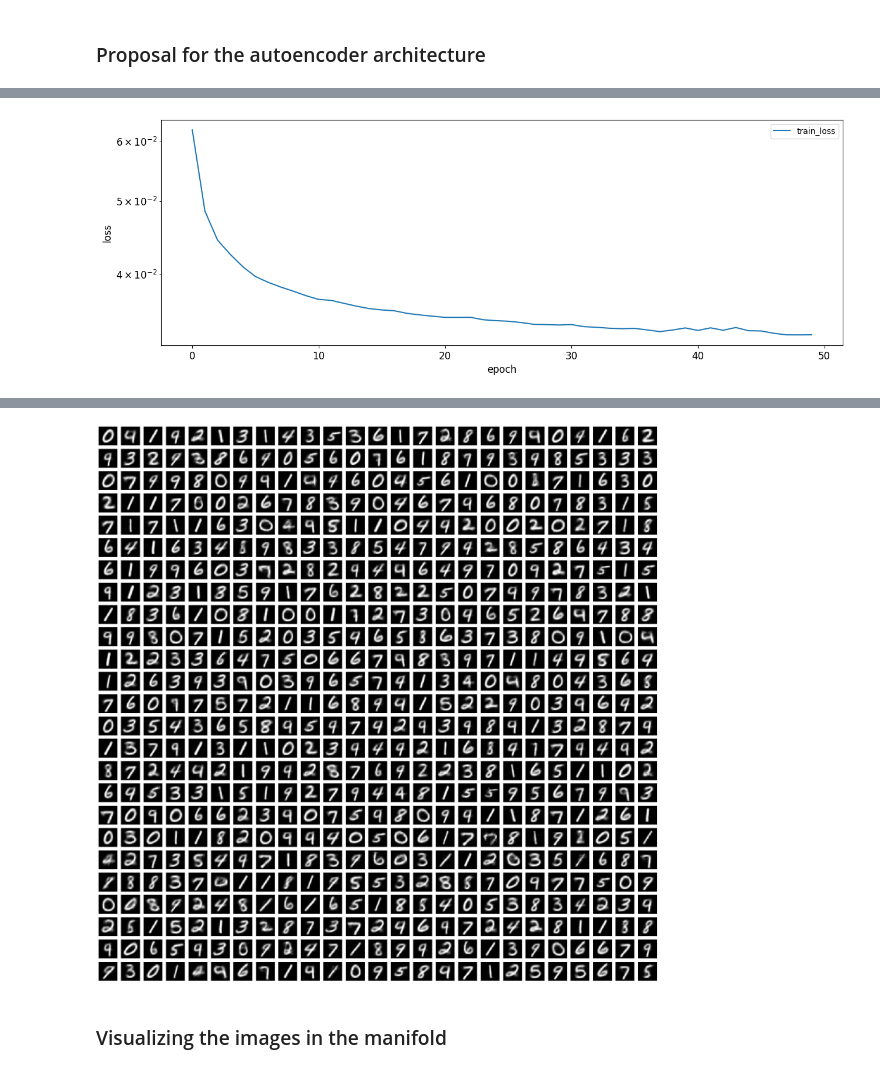
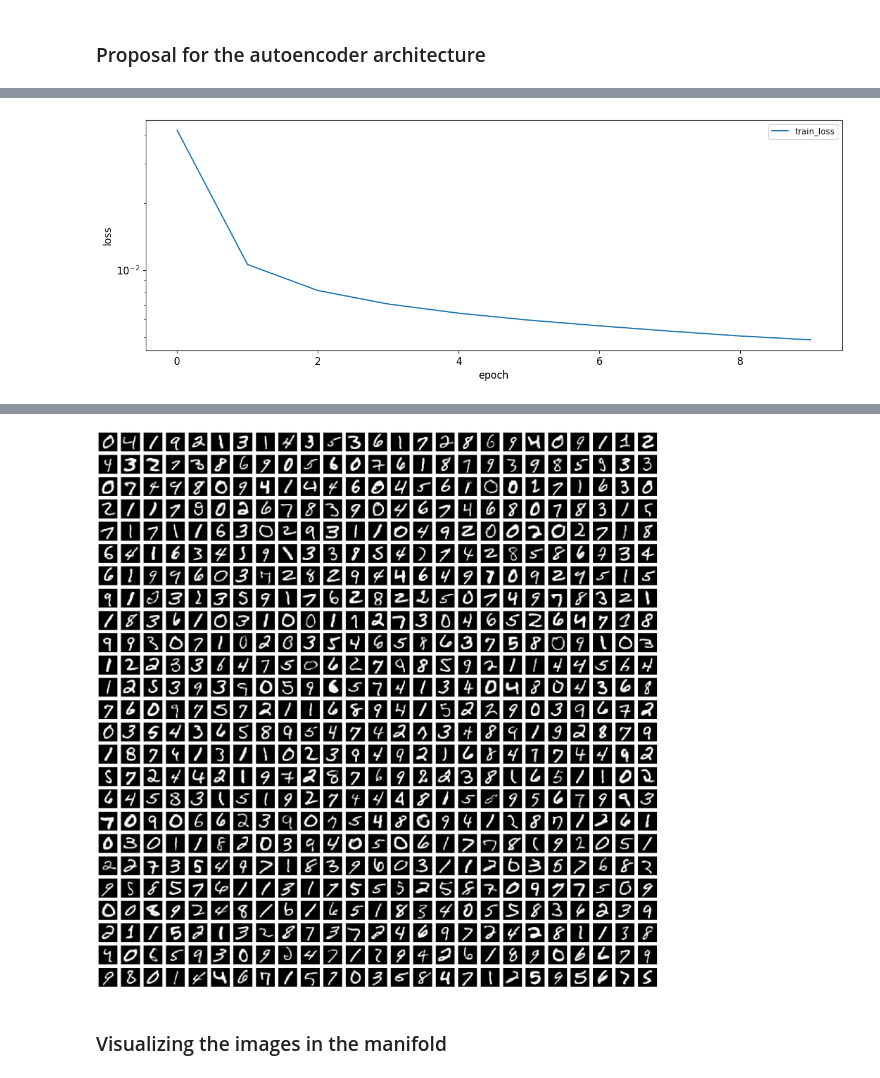
Before and after one commit to Ploita/IA353_PC2, a Jupyter notebook: PC2_Ativ7_AE_MNIST_plus.ipynb, the cells around one changed output, grey strips where cells are left out. Drawn from its saved outputs; the diff is of its cells as text; code cells hidden in the pictures.

```diff
--- a/PC2_Ativ7_AE_MNIST_plus.ipynb
+++ b/PC2_Ativ7_AE_MNIST_plus.ipynb
@@ -50,25 +53,26 @@ for i in range(1, 26, 1):
 # %% [markdown]
 ### Proposal for the autoencoder architecture
 # %%
-from tensorflow.keras import layers
+import keras.layers as layers
 
 input_img = Input(shape=(28, 28, 1))
 
-# Codificador
-x = layers.Conv2D(16, (3, 3), activation="relu", padding="same")(input_img)
-x = layers.MaxPooling2D((2, 2), padding="same")(x)
-x = layers.Conv2D(8, (3, 3), activation="relu", padding="same")(x)
-x = layers.MaxPooling2D((2, 2), padding="same")(x)
-x = layers.Conv2D(8, (3, 3), activation="relu", padding="same")(x)
-encoded = layers.MaxPooling2D((2, 2), padding="same")(x)
+encoded = layers.Conv2D(10, 28, activation='relu', padding= 'same')(input_img)
+encoded = layers.BatchNormalization()(encoded)
+encoded = MaxPooling2D((2,2), padding='same')(encoded)
+encoded = layers.Conv2D(10, 28, activation='relu', padding= 'same')(encoded)
+encoded = layers.BatchNormalization()(encoded)
+encoded = MaxPooling2D((2,2), padding='same')(encoded)
+encoded = layers.Conv2D(10, 28, activation='relu', padding= 'same')(encoded)
+encoded = layers.BatchNormalization()(encoded)
 
-# Decodificador
-x = layers.Conv2D(8, (3, 3), activation="relu", padding="same")(encoded)
-x = layers.UpSampling2D((2, 2))(x)
-x = layers.Conv2D(8, (3, 3), activation="relu", padding="same")(x)
-x = layers.UpSampling2D((2, 2))(x)
-x = layers.Conv2D(16, (3, 3), activation="relu")(x)
-x = layers.UpSampling2D((2, 2))(x)
-decoded = layers.Conv2D(1, (3, 3), activation="sigmoid", padding="same")(x)
+encoded = Dense(2)(encoded)
+
+decoded = layers.Conv2D(10, 28, activation='relu', padding= 'same')(encoded)
+decoded = layers.UpSampling2D((2,2))(decoded)
+decoded = layers.Conv2D(10, 28, activation='relu', padding= 'same')(decoded)
+decoded = layers.UpSampling2D((2,2))(decoded)
+decoded = layers.Conv2D(1, 28, activation='sigmoid', padding= 'same')(decoded)
 
 autoencoder = Model(input_img, decoded)
+print(decoded.shape)
@@ -95,5 +101,5 @@ _________________________________________________________________
 # %%
 autoencoder.compile(optimizer = "adam", loss = "mse")
 X = x_train.reshape(x_train.shape[0], 28, 28, 1)
-history = autoencoder.fit(X, X, batch_size = 128, epochs = 50, verbose = 1)
+history = autoencoder.fit(X, X, batch_size = 128, epochs = 10, verbose = 1)
 # %% [output]
@@ -109,7 +130,7 @@ plt.xlabel('epoch', fontsize=12)
 plt.ylabel('loss', fontsize=12)
 plt.show()
 # %% [output]
-[figure, old version]
+[figure, new version]
 # %%
 # Visualization of 25 x 25 reconstructed images of digits
 fig = plt.figure(figsize=(28,28))
@@ -117,7 +138,9 @@ ind = 1
 for i in range(1, 26, 1):
     for j in range(1, 26, 1):
         fig.add_subplot(25,25,ind)
-        show(autoencoder.predict(np.expand_dims(x_images[ind].flatten(), 0)).reshape(28, 28))
+        image = np.expand_dims(x_images[ind], axis=0)  # Adicionar dimensão de lote
+        image = np.expand_dims(image, axis=-1)  # Adicionar dimensão de canal de cores
+        show(autoencoder.predict(image, verbose = 0)[0].reshape(28, 28))
         plt.xticks([])
         plt.yticks([])
         ind+=1
@@ -142,4 +148,4 @@ for i in range(1, 26, 1):
-[figure, old version]
+[figure, new version]
 # %%
 encoder = Model(input_img, encoded)
 
```
Also changed, not shown: parts of 11 cells of this notebook, 1 other file.
